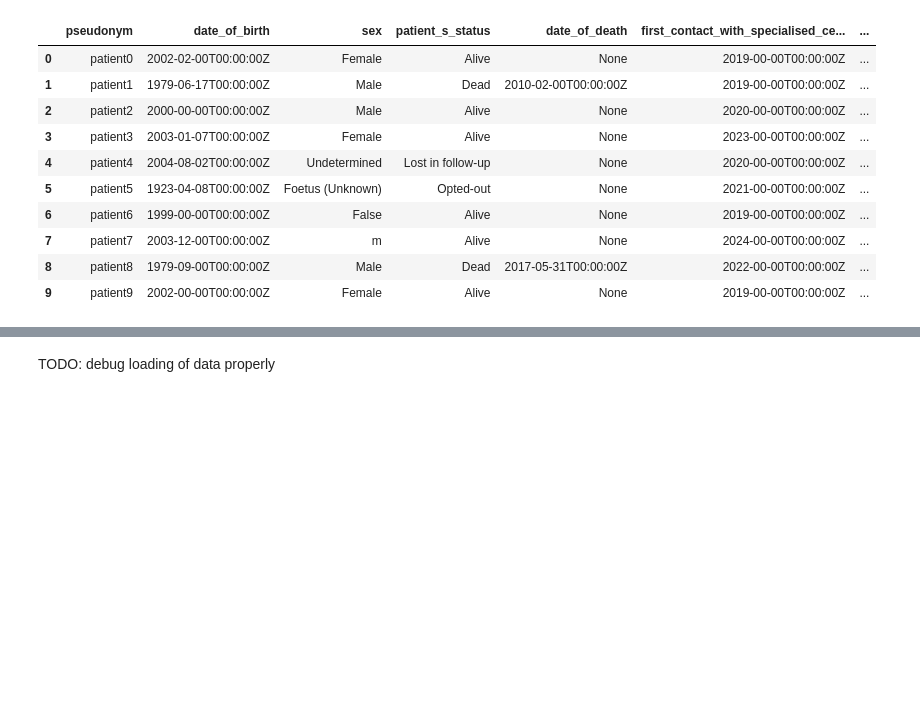
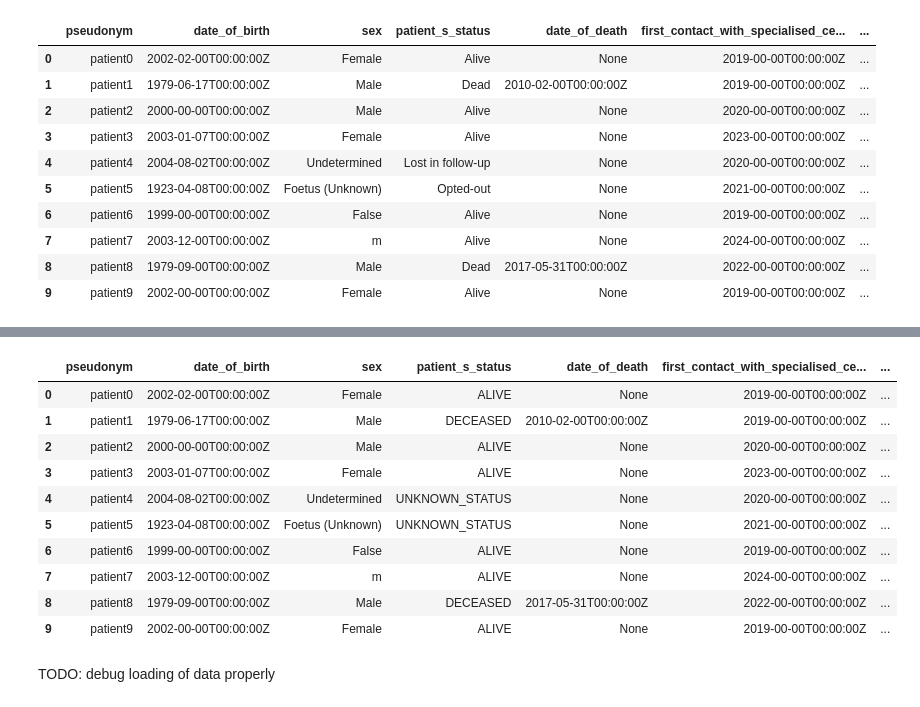
Before and after one commit to BIH-CEI/rarelink_phenopacket_mapper, a Jupyter notebook: notebooks/erdri_cds_definition_in_code.ipynb, the cells around one changed output, grey strips where cells are left out. Saved outputs shown, nothing was run; the diff lists cells and outputs as text; code cells hidden in the pictures; blank space fills up the shorter version.

Commit message:
added preprocessing in notebook

```diff
--- a/notebooks/erdri_cds_definition_in_code.ipynb
+++ b/notebooks/erdri_cds_definition_in_code.ipynb
@@ -314,3 +319,26 @@ df.head(20)
+# %%
+ds.preprocess(
+    fields=erdri_cds_data_model.patient_s_status,
+    mapping={
+        "Alive": "ALIVE",
+        "Dead": "DECEASED",
+        "Lost in follow-up": "UNKNOWN_STATUS",
+        "Opted-out": "UNKNOWN_STATUS"
+    })
+
+ds.head(20)
+# %% [output]
+|  | pseudonym | date_of_birth | sex | patient_s_status | date_of_death | first_contact_with_specialised_ce... | ... |
+| 0 | patient0 | 2002-02-00T00:00:00Z | Female | ALIVE | None | 2019-00-00T00:00:00Z | ... |
+| 1 | patient1 | 1979-06-17T00:00:00Z | Male | DECEASED | 2010-02-00T00:00:00Z | 2019-00-00T00:00:00Z | ... |
+| 2 | patient2 | 2000-00-00T00:00:00Z | Male | ALIVE | None | 2020-00-00T00:00:00Z | ... |
+| 3 | patient3 | 2003-01-07T00:00:00Z | Female | ALIVE | None | 2023-00-00T00:00:00Z | ... |
+| 4 | patient4 | 2004-08-02T00:00:00Z | Undetermined | UNKNOWN_STATUS | None | 2020-00-00T00:00:00Z | ... |
+| 5 | patient5 | 1923-04-08T00:00:00Z | Foetus (Unknown) | UNKNOWN_STATUS | None | 2021-00-00T00:00:00Z | ... |
+| 6 | patient6 | 1999-00-00T00:00:00Z | False | ALIVE | None | 2019-00-00T00:00:00Z | ... |
+| 7 | patient7 | 2003-12-00T00:00:00Z | m | ALIVE | None | 2024-00-00T00:00:00Z | ... |
+| 8 | patient8 | 1979-09-00T00:00:00Z | Male | DECEASED | 2017-05-31T00:00:00Z | 2022-00-00T00:00:00Z | ... |
+| 9 | patient9 | 2002-00-00T00:00:00Z | Female | ALIVE | None | 2019-00-00T00:00:00Z | ... |
 # %% [markdown]
 TODO: debug loading of data properly
 # %% [markdown]
```
Also changed, not shown: parts of 3 cells of this notebook.
